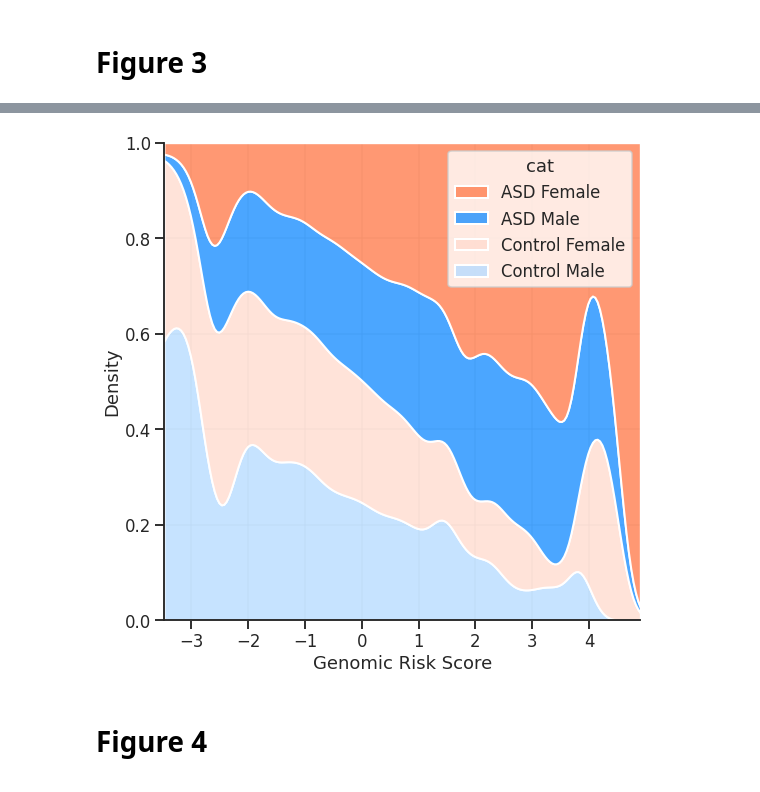
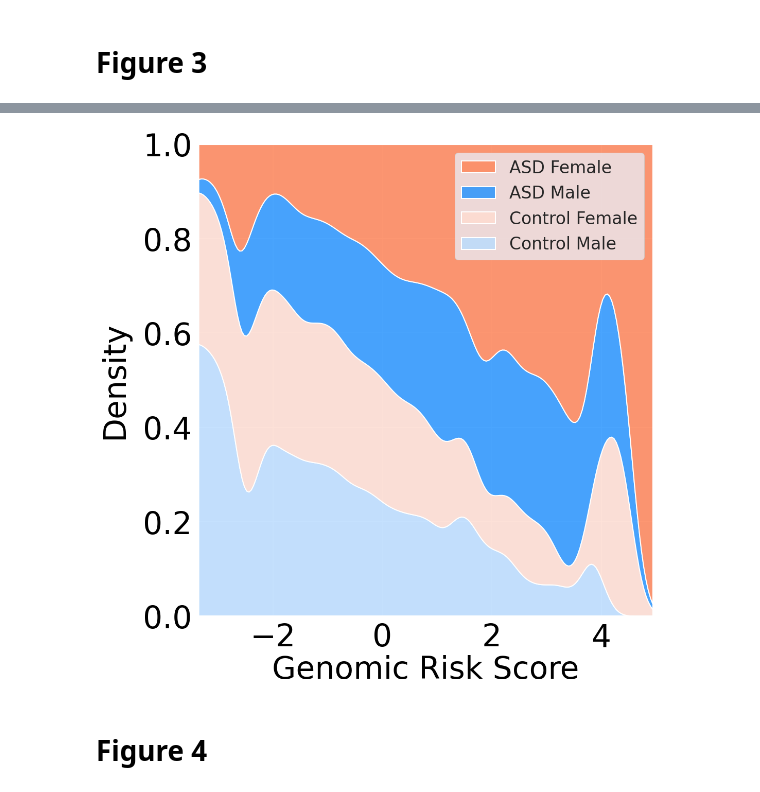
Before and after one commit to sebatlab/Antaki2021, a Jupyter notebook: Antaki2021_figures.ipynb, the cells around one changed output, grey strips where cells are left out. Saved outputs shown, nothing was run; the diff lists cells and outputs as text; code cells hidden in the pictures.

```diff
--- a/Antaki2021_figures.ipynb
+++ b/Antaki2021_figures.ipynb
@@ -10,10 +10,27 @@ from scipy.stats import chi2_contingency
 import matplotlib.pyplot as plt
 from matplotlib.patches import Patch
 from matplotlib.lines import Line2D
+
 import statsmodels.stats.multitest
 from statsmodels.stats.contingency_tables import Table2x2
 %matplotlib inline
 plt.rcParams['svg.fonttype'] = 'none'
+
+import matplotlib.patches as mpatches
+import matplotlib.lines as mlines
+
+
+SMALL = 20
+MEDIUM = 25
+BIG = 30
+MASSIVE = 60
+
+YLABEL_PAD = 25.0
+
+FIGSIZE_DEFAULT = (26, 16)
+
+
+LINEWIDTH = 5
 # %% [markdown]
 # Figure 1
 # %%
@@ -1152,31 +1477,51 @@ f.savefig("Fig3C.svg")
 # %%
 # Figure 3D
 sns.set_context('talk')
-f, ax = plt.subplots(1,1,figsize=(8,8))
+# f, ax = plt.subplots(1,1,figsize=(8,8))
+f, ax = plt.subplots(1,1,figsize=(16,16))
 
-sns.kdeplot(
+
+sns.set(font_scale=3)
+
+kdeplot = sns.kdeplot(
     data=df,
     x="GRS",
-    hue="cat",
+    hue="Category",
     linewidth=2,
     hue_order=['ASD Female','ASD Male','Control Female','Control Male'],
     palette=['coral','dodgerblue','#ffdcd0','#b8dcff'],
     alpha=0.8,
     common_norm=False,
     legend='brief',
     multiple="fill",
     ax=ax)
 
+kdeplot.legend_.set_title(None)
+
 sns.despine(ax=ax)
-ax.xaxis.grid(alpha=0.5)
-ax.yaxis.grid(alpha=0.5)
+# ax.xaxis.grid(alpha=0.5)
+# ax.yaxis.grid(alpha=0.5)
 ax.set_axisbelow(True)
-ax.set_xlabel('Genomic Risk Score')
+# ax.set_xlabel('Genomic Risk Score', fontsize = MEDIUM)
+ax.set_xlabel('Genomic Risk Score', fontsize = MASSIVE, color = "black")
+
+
+# plt.yticks(fontsize = MEDIUM)
+# plt.xticks(fontsize = MEDIUM)
+plt.yticks(fontsize = MASSIVE, color = "black")
+plt.xticks(fontsize = MASSIVE, color = "black")
+
+
+# ax.set_ylabel("Density", fontsize = BIG)
+ax.set_ylabel("Density", fontsize = MASSIVE, labelpad = YLABEL_PAD, color = "black")
+
+
 f.tight_layout()
-f.savefig("Fig3D.png")
-f.savefig("Fig3D.svg")
+f.savefig("fig3d.png", bbox_inches = "tight")
+f.savefig("fig3d.pdf", bbox_inches = "tight")
+f.savefig("fig3d.svg", bbox_inches = "tight")
 # %% [output]
-[figure, old version]
+[figure, new version]
 # %% [markdown]
 # Figure 4
 # %%
```
Also changed, not shown: parts of 40 cells of this notebook.
